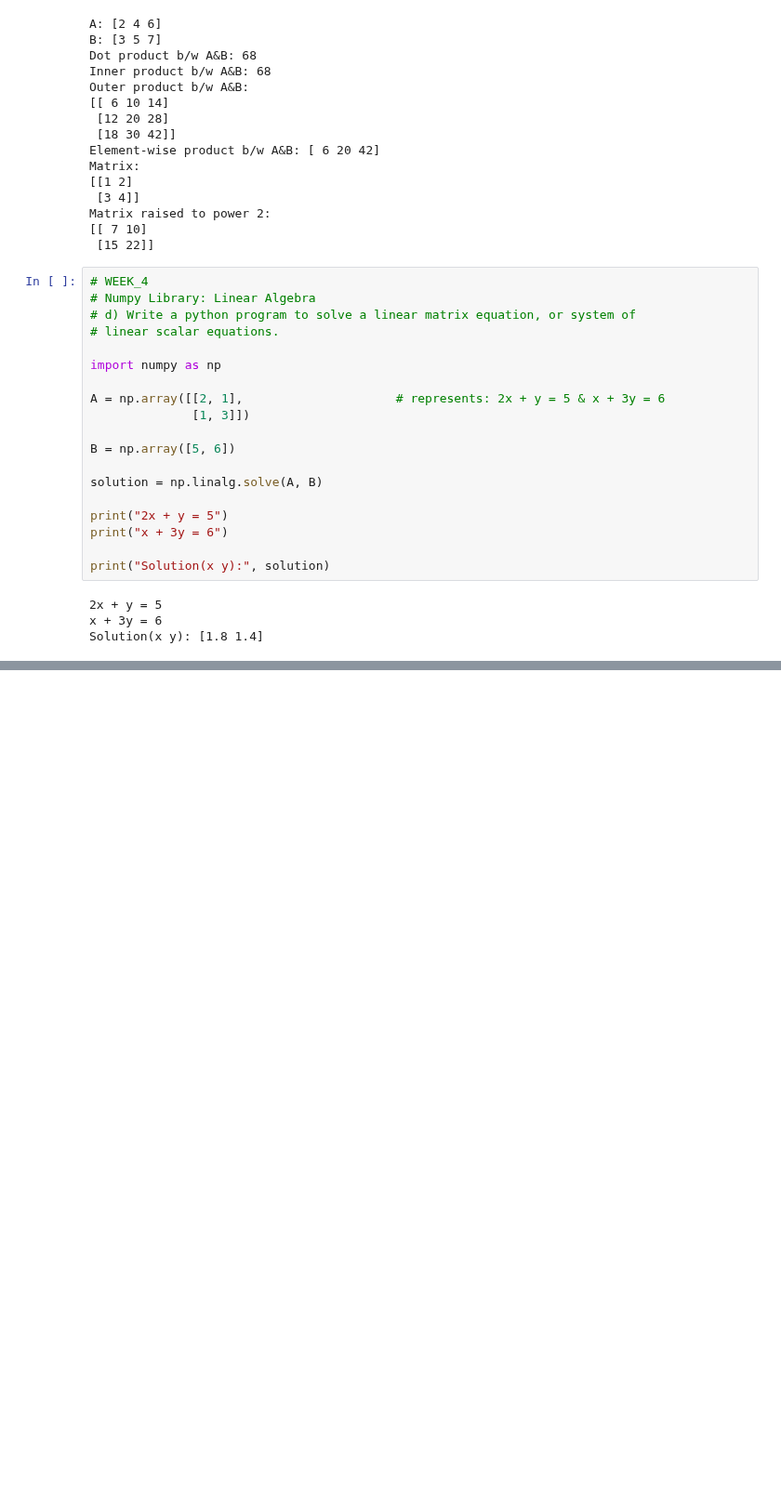
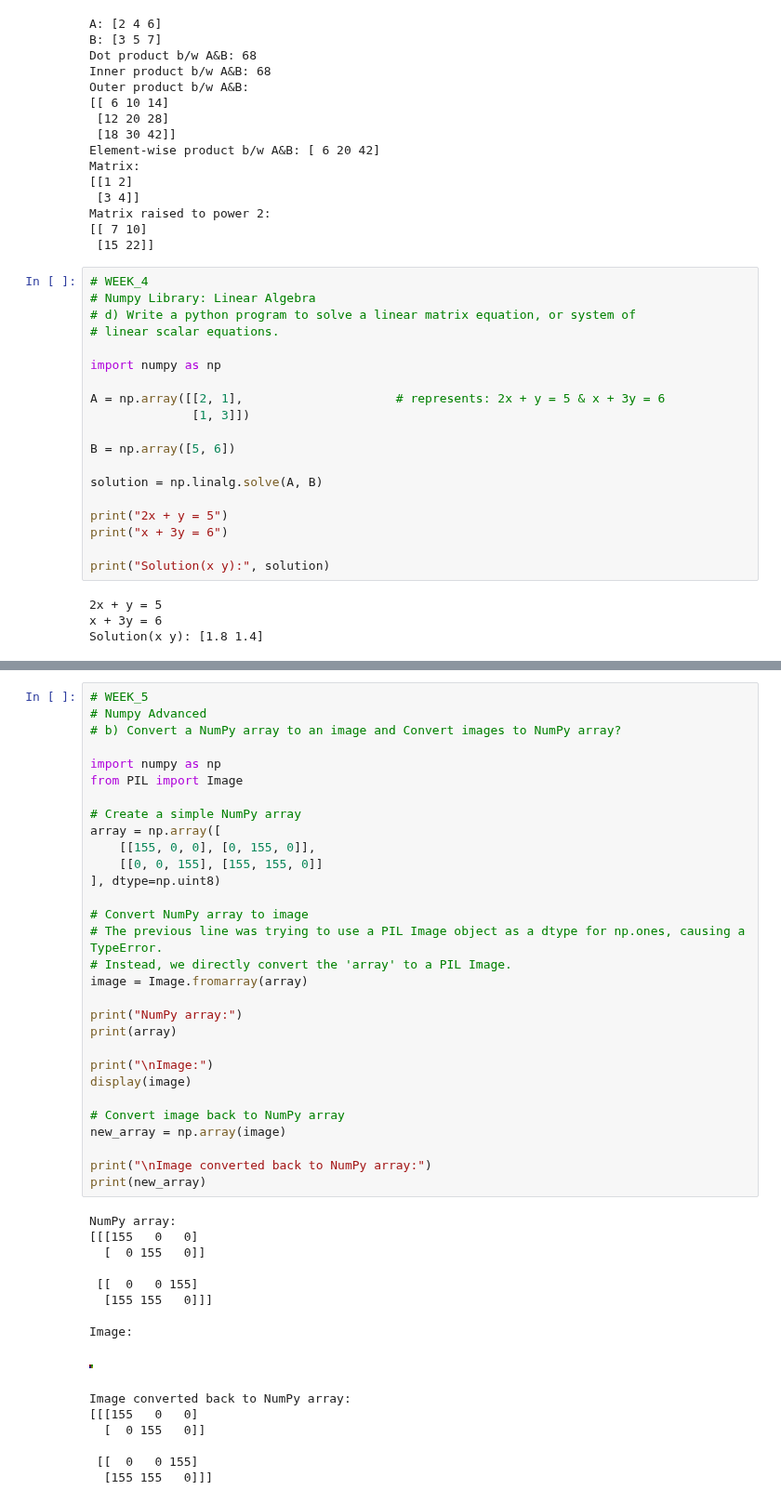
Before and after one commit to honeyhasini1448/MyPython_Projects, a Jupyter notebook: Adv_Python_Prog_Lab.ipynb, the cells around one changed output, grey strips where cells are left out. Shown at 93% size. Saved outputs shown, nothing was run; the diff lists cells and outputs as text; blank space fills up the shorter version.

```diff
--- a/Adv_Python_Prog_Lab.ipynb
+++ b/Adv_Python_Prog_Lab.ipynb
@@ -469,0 +488,46 @@ Solution(x y): [1.8 1.4]
+# %%
+# WEEK_5
+# Numpy Advanced
+# b) Convert a NumPy array to an image and Convert images to NumPy array?
+
+import numpy as np
+from PIL import Image
+
+# Create a simple NumPy array
+array = np.array([
+    [[155, 0, 0], [0, 155, 0]],
+    [[0, 0, 155], [155, 155, 0]]
+], dtype=np.uint8)
+
+# Convert NumPy array to image
+# The previous line was trying to use a PIL Image object as a dtype for np.ones, causing a TypeError.
+# Instead, we directly convert the 'array' to a PIL Image.
+image = Image.fromarray(array)
+
+print("NumPy array:")
+print(array)
+
+print("\nImage:")
+display(image)
+
+# Convert image back to NumPy array
+new_array = np.array(image)
+
+print("\nImage converted back to NumPy array:")
+print(new_array)
+# %% [output]
+NumPy array:
+[[[155   0   0]
+  [  0 155   0]]
+
+ [[  0   0 155]
+  [155 155   0]]]
+
+Image:
+[figure, added]
+Image converted back to NumPy array:
+[[[155   0   0]
+  [  0 155   0]]
+
+ [[  0   0 155]
+  [155 155   0]]]
```
Also changed, not shown: parts of 3 cells of this notebook.
